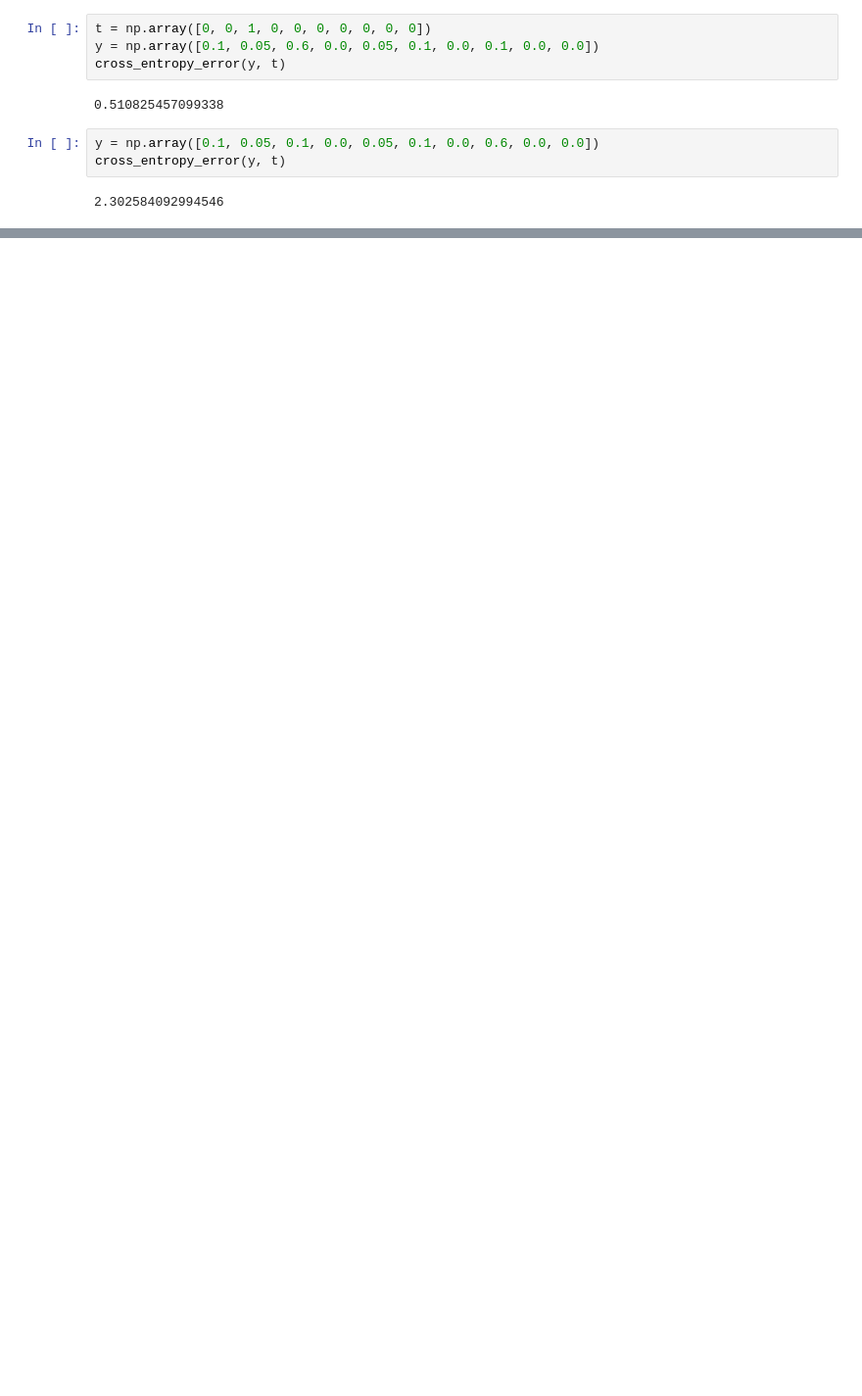
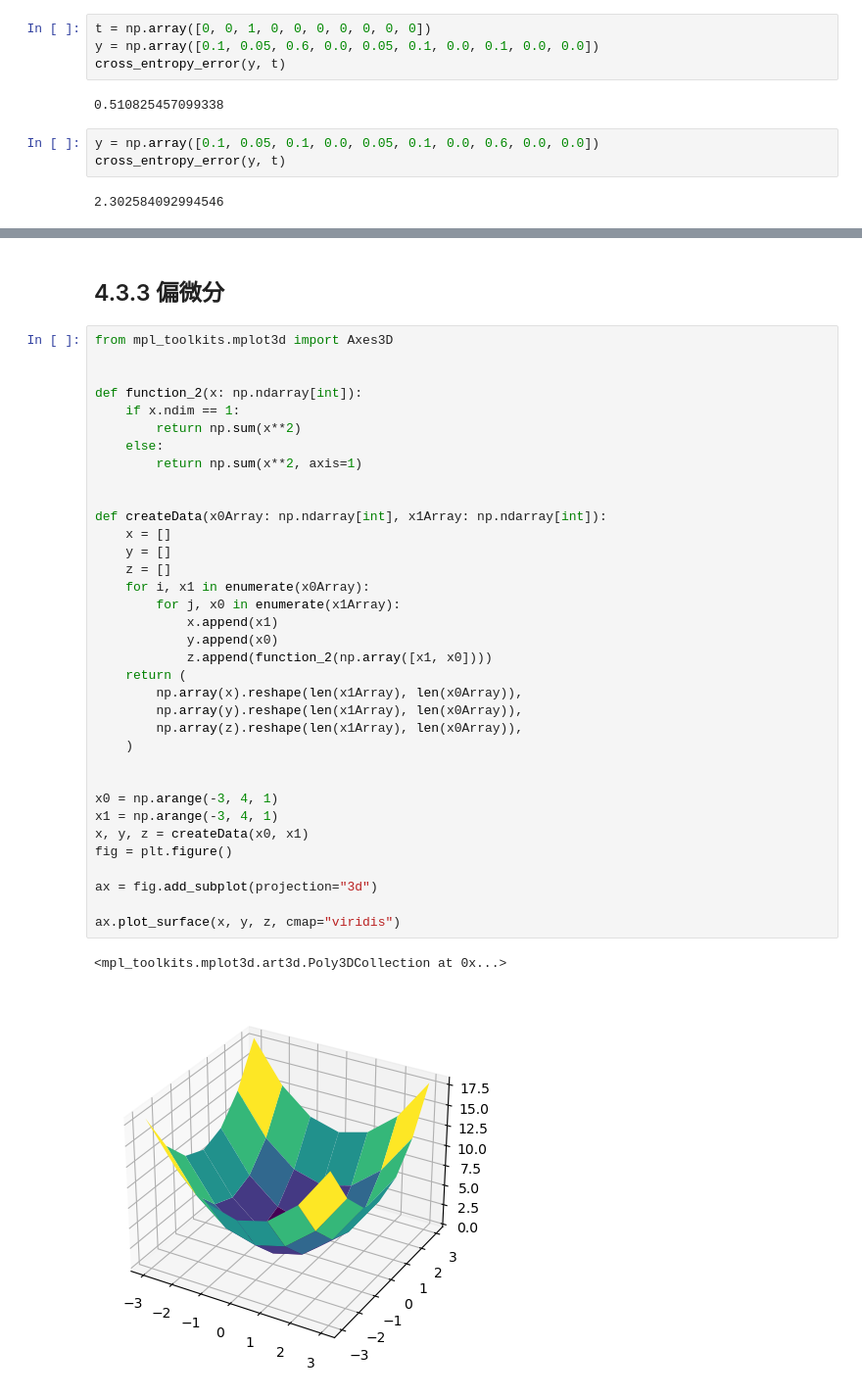
Before and after one commit to dan848484/deep-learning-from-scratch, a Jupyter notebook: main.ipynb, the cells around one changed output, grey strips where cells are left out. Shown: that part at 98% size. Saved outputs shown, nothing was run; the diff lists cells and outputs as text; blank space fills up the shorter version.

```diff
--- a/main.ipynb
+++ b/main.ipynb
@@ -349,0 +401,40 @@ cross_entropy_error(y, t)
+# %% [markdown]
+## 4.3.3 偏微分
+# %%
+from mpl_toolkits.mplot3d import Axes3D
+
+
+def function_2(x: np.ndarray[int]):
+    if x.ndim == 1:
+        return np.sum(x**2)
+    else:
+        return np.sum(x**2, axis=1)
+
+
+def createData(x0Array: np.ndarray[int], x1Array: np.ndarray[int]):
+    x = []
+    y = []
+    z = []
+    for i, x1 in enumerate(x0Array):
+        for j, x0 in enumerate(x1Array):
+            x.append(x1)
+            y.append(x0)
+            z.append(function_2(np.array([x1, x0])))
+    return (
+        np.array(x).reshape(len(x1Array), len(x0Array)),
+        np.array(y).reshape(len(x1Array), len(x0Array)),
+        np.array(z).reshape(len(x1Array), len(x0Array)),
+    )
+
+
+x0 = np.arange(-3, 4, 1)
+x1 = np.arange(-3, 4, 1)
+x, y, z = createData(x0, x1)
+fig = plt.figure()
+
+ax = fig.add_subplot(projection="3d")
+
+ax.plot_surface(x, y, z, cmap="viridis")
+# %% [output]
+<mpl_toolkits.mplot3d.art3d.Poly3DCollection at 0x...>
+[figure, added]
```
Also changed, not shown: parts of 10 cells of this notebook.
